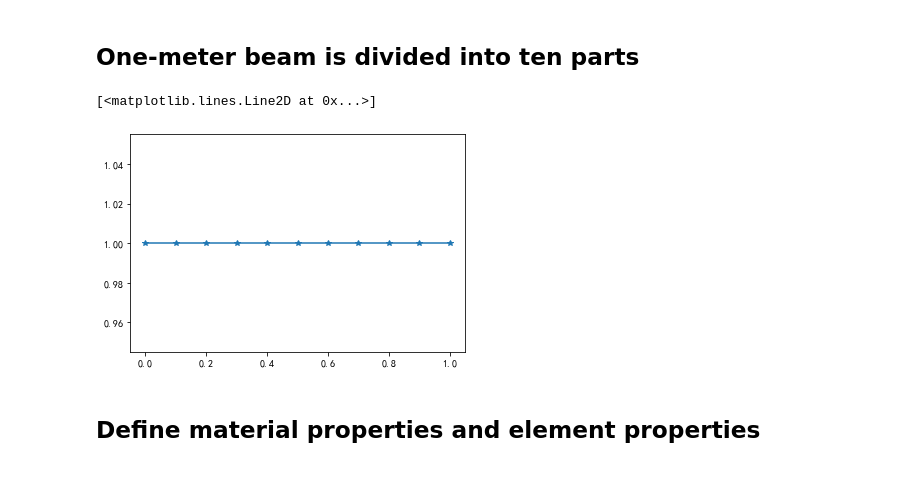
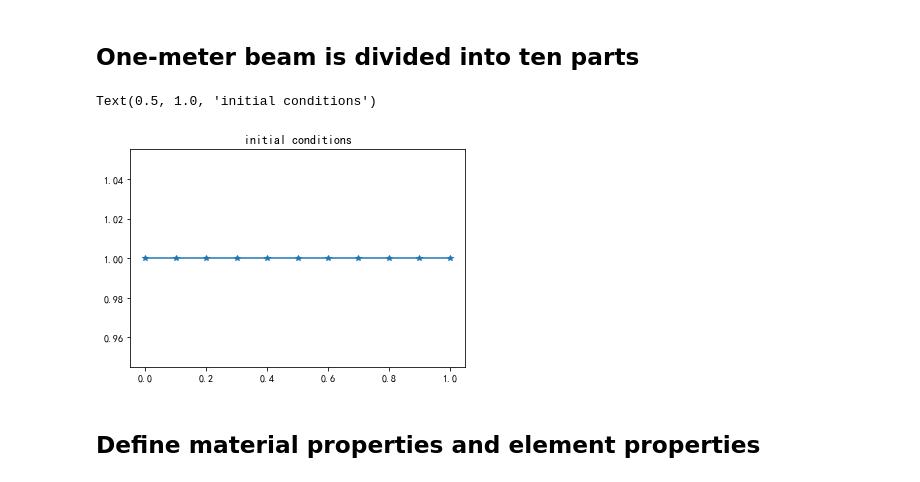
Before and after one commit to WindyLuf/Beam-Project, a Jupyter notebook: prapare.ipynb, the cells around one changed output. Saved outputs shown, nothing was run; the diff lists cells and outputs as text; code cells hidden in the pictures.

```diff
--- a/prapare.ipynb
+++ b/prapare.ipynb
@@ -16,14 +16,15 @@ plt.rcParams['axes.unicode_minus']=False
 # %%
 L = 1           # Beam length = 1 m
 num = 10        # divided into 10 parts
 num_elems = num+1
 x = np.linspace(0,L,num_elems)   #x.shape =11
 
 ini_shape= [ 1 for i in range(num_elems) ]
 plt.plot(x,ini_shape,marker='*')
+plt.title("initial conditions")
 # %% [output]
-[<matplotlib.lines.Line2D at 0x...>]
+Text(0.5, 1.0, 'initial conditions')
-[figure, old version]
+[figure, new version]
 # %% [markdown]
 ## Define material properties and element properties
 # %%
```
Also changed, not shown: parts of 3 cells of this notebook, 2 other files.
